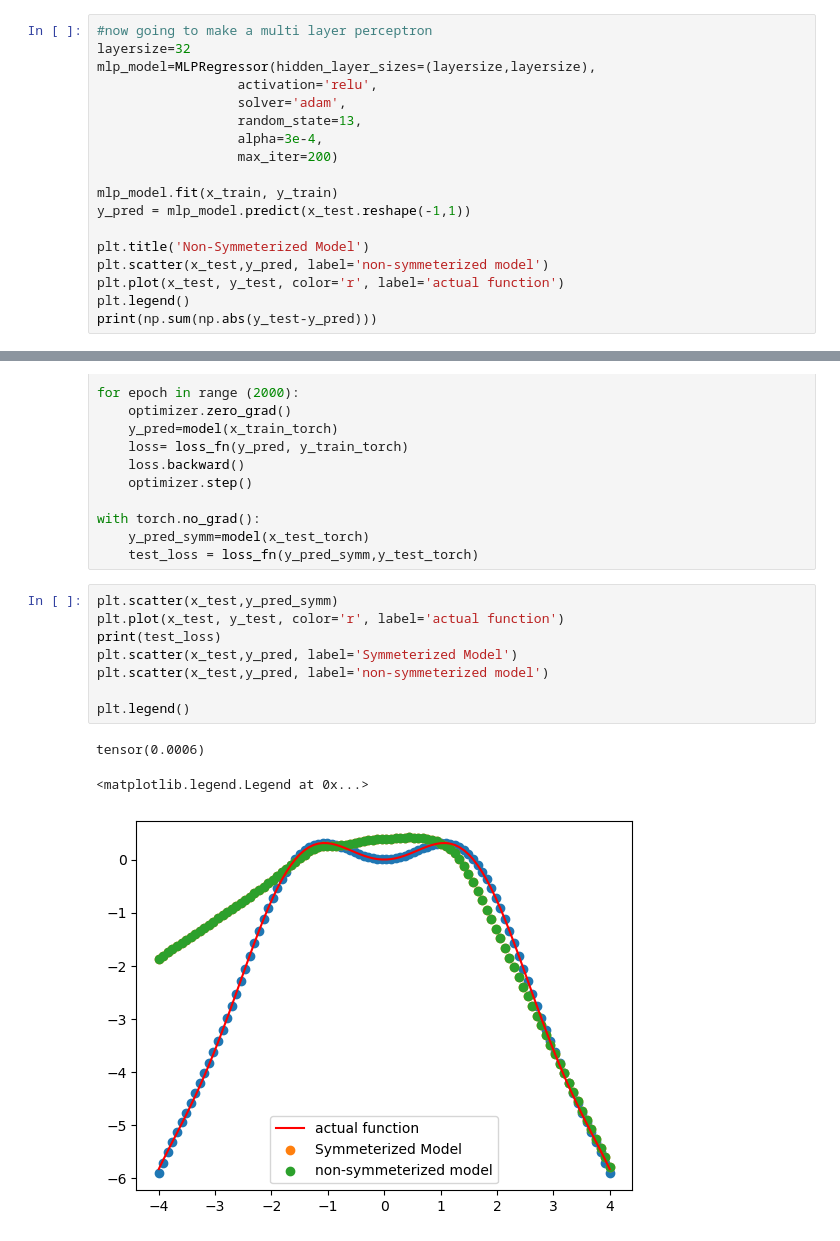
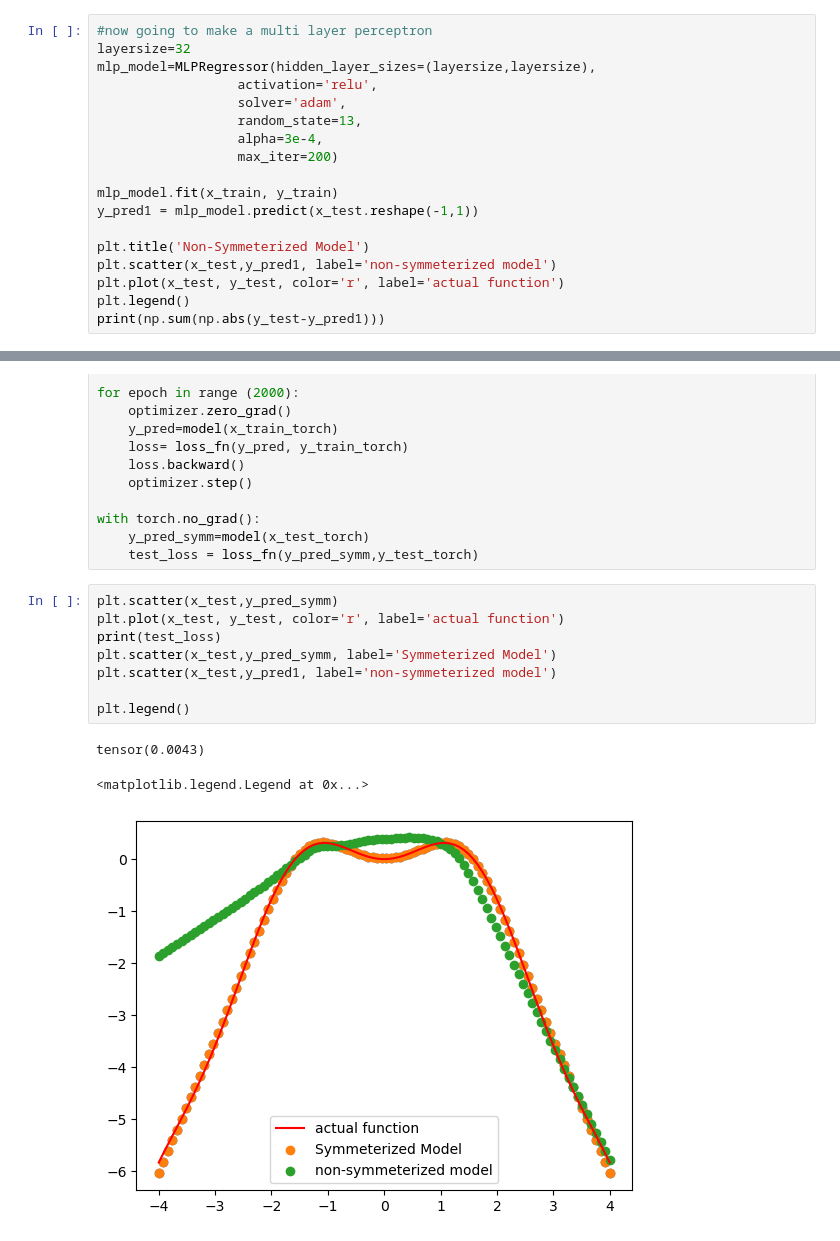
Before and after one commit to kdindial/ML_Spring26, a Jupyter notebook: ProblemSets/ps2/problem1.ipynb, the cells around one changed output, grey strips where cells are left out. Cells and saved outputs as stored; diff of their text form.

```diff
--- a/ProblemSets/ps2/problem1.ipynb
+++ b/ProblemSets/ps2/problem1.ipynb
@@ -37,13 +38,13 @@ mlp_model=MLPRegressor(hidden_layer_sizes=(layersize,layersize),
                   max_iter=200)
 
 mlp_model.fit(x_train, y_train)
-y_pred = mlp_model.predict(x_test.reshape(-1,1))
+y_pred1 = mlp_model.predict(x_test.reshape(-1,1))
 
 plt.title('Non-Symmeterized Model')
-plt.scatter(x_test,y_pred, label='non-symmeterized model')
+plt.scatter(x_test,y_pred1, label='non-symmeterized model')
 plt.plot(x_test, y_test, color='r', label='actual function')
 plt.legend()
-print(np.sum(np.abs(y_test-y_pred)))
+print(np.sum(np.abs(y_test-y_pred1)))
 # %% [output]
 74.82307126234566
 [figure]
@@ -91,12 +92,12 @@ with torch.no_grad():
 # %%
 plt.scatter(x_test,y_pred_symm)
 plt.plot(x_test, y_test, color='r', label='actual function')
 print(test_loss)
-plt.scatter(x_test,y_pred, label='Symmeterized Model')
-plt.scatter(x_test,y_pred, label='non-symmeterized model')
+plt.scatter(x_test,y_pred_symm, label='Symmeterized Model')
+plt.scatter(x_test,y_pred1, label='non-symmeterized model')
 
 plt.legend()
 # %% [output]
-tensor(0.0006)
+tensor(0.0043)
 <matplotlib.legend.Legend at 0x...>
-[figure, old version]
+[figure, new version]
```
Also changed, not shown: parts of 7 cells of this notebook, 15 other files.
